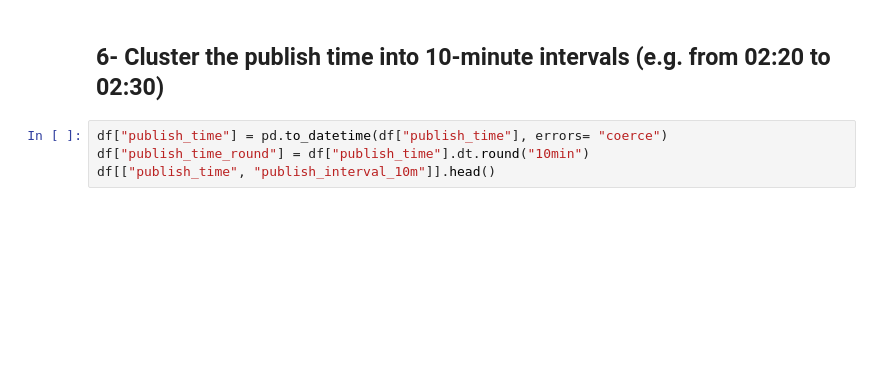
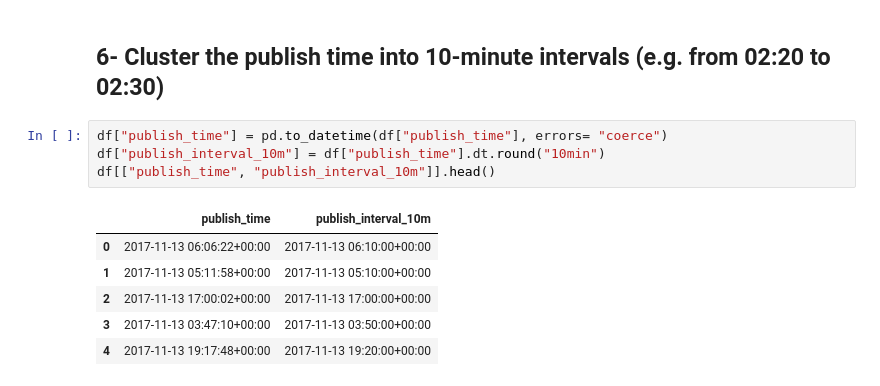
Before and after one commit to CS-Project-Data-Science-2025-2026/Youtube_Data_Project, a Jupyter notebook: try.ipynb, the cells around one changed output. Drawn from its saved outputs; the diff is of its cells as text; blank space fills up the shorter version.

```diff
--- a/try.ipynb
+++ b/try.ipynb
@@ -123,5 +140,12 @@ df["like_ratio"] = df["likes"] / df["dislikes"]
 ## 6- Cluster the publish time into 10-minute intervals (e.g. from 02:20 to 02:30)
 # %%
 df["publish_time"] = pd.to_datetime(df["publish_time"], errors= "coerce")
-df["publish_time_round"] = df["publish_time"].dt.round("10min")
+df["publish_interval_10m"] = df["publish_time"].dt.round("10min")
 df[["publish_time", "publish_interval_10m"]].head()
+# %% [output]
+|  | publish_time | publish_interval_10m |
+| 0 | 2017-11-13 06:06:22+00:00 | 2017-11-13 06:10:00+00:00 |
+| 1 | 2017-11-13 05:11:58+00:00 | 2017-11-13 05:10:00+00:00 |
+| 2 | 2017-11-13 17:00:02+00:00 | 2017-11-13 17:00:00+00:00 |
+| 3 | 2017-11-13 03:47:10+00:00 | 2017-11-13 03:50:00+00:00 |
+| 4 | 2017-11-13 19:17:48+00:00 | 2017-11-13 19:20:00+00:00 |
```
Also changed, not shown: parts of 4 cells of this notebook.
